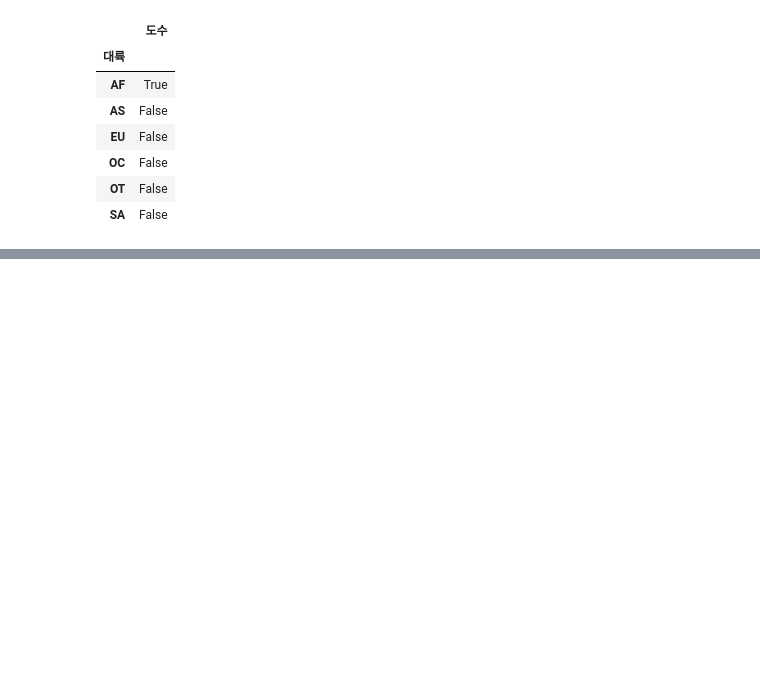
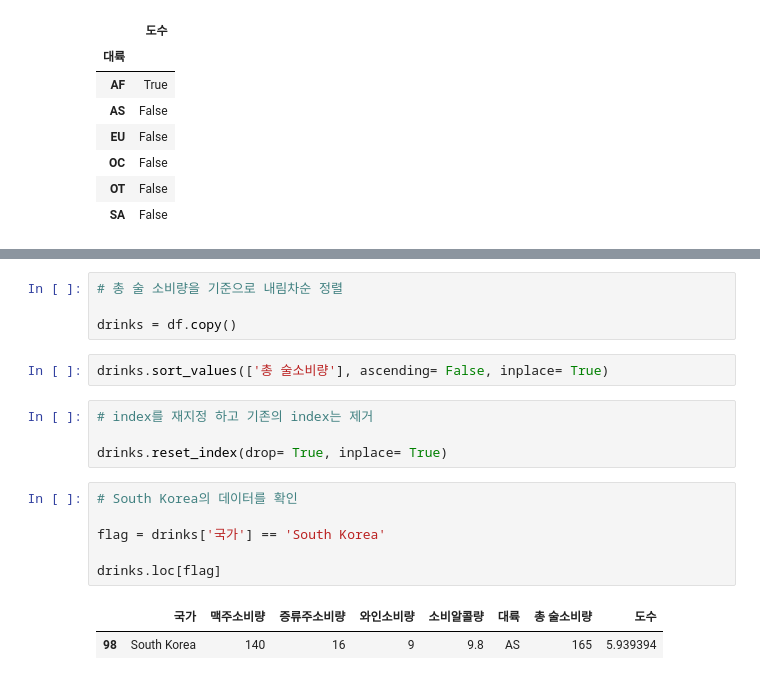
Before and after one commit to do-po/test_1, a Jupyter notebook: Python/24_03_25/drinks.ipynb, the cells around one changed output, grey strips where cells are left out. Drawn from its saved outputs; the diff is of its cells as text; blank space fills up the shorter version.

```diff
--- a/Python/24_03_25/drinks.ipynb
+++ b/Python/24_03_25/drinks.ipynb
@@ -173,0 +182,19 @@ mean_continent[flag] # 조건에 맞는 value 출력
+# %%
+# 총 술 소비량을 기준으로 내림차순 정렬
+
+drinks = df.copy()
+# %%
+drinks.sort_values(['총 술소비량'], ascending= False, inplace= True)
+# %%
+# index를 재지정 하고 기존의 index는 제거
+
+drinks.reset_index(drop= True, inplace= True)
+# %%
+# South Korea의 데이터를 확인
+
+flag = drinks['국가'] == 'South Korea'
+
+drinks.loc[flag]
+# %% [output]
+|  | 국가 | 맥주소비량 | 증류주소비량 | 와인소비량 | 소비알콜량 | 대륙 | 총 술소비량 | 도수 |
+| 98 | South Korea | 140 | 16 | 9 | 9.8 | AS | 165 | 5.939394 |
```
Also changed, not shown: parts of 5 cells of this notebook, 1 other file.
